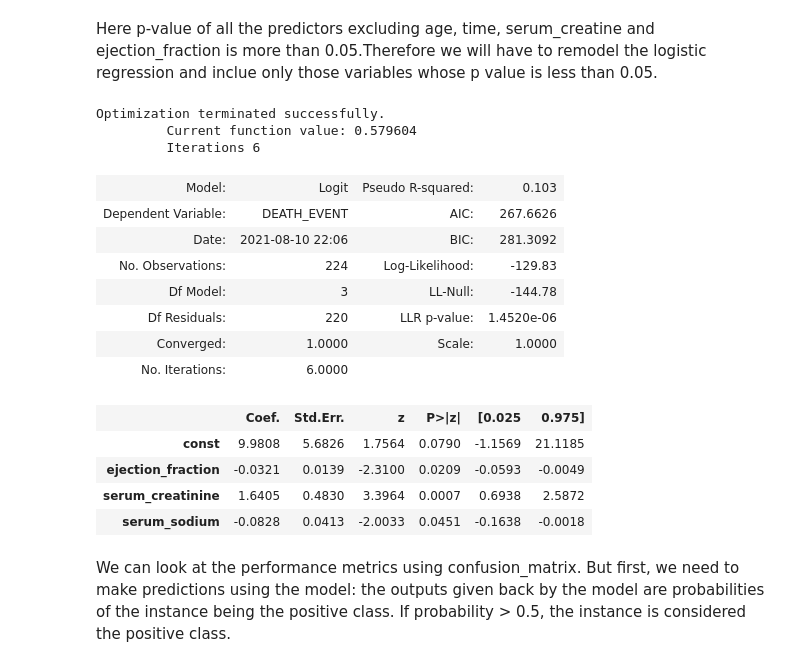
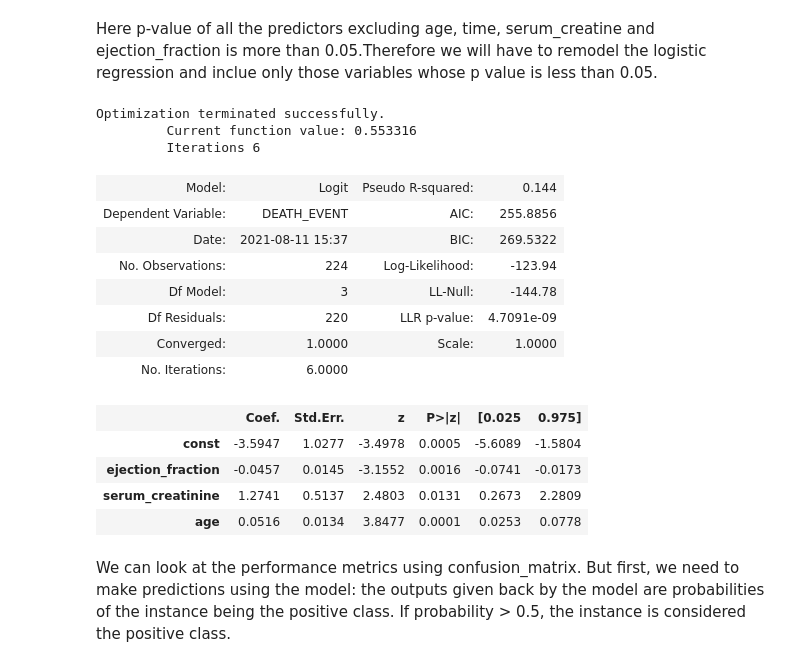
Before and after one commit to seantorres/ADS502FinalProject, a Jupyter notebook: ADS502_Final_Project.ipynb, the cells around one changed output. Saved outputs shown, nothing was run; the diff lists cells and outputs as text; code cells hidden in the pictures.

```diff
--- a/ADS502_Final_Project.ipynb
+++ b/ADS502_Final_Project.ipynb
@@ -641,7 +653,7 @@ Precision of CART model is:  1.0
 # %%
 #assigning variables to perform logistic regresssion
 
-X = pd.DataFrame(heart_train[['anaemia', 'high_blood_pressure', 'diabetes', 'smoking','creatinine_phosphokinase','ejection_fraction','platelets', 'serum_creatinine','serum_sodium']])
+X = pd.DataFrame(heart_train[['anaemia', 'high_blood_pressure', 'diabetes', 'smoking','creatinine_phosphokinase','ejection_fraction','platelets', 'serum_creatinine','serum_sodium','age']])
 X = sm.add_constant(X)
 y = pd.DataFrame(heart_train[['DEATH_EVENT']])
 
@@ -675,27 +688,27 @@ Here p-value of all the predictors excluding age, time, serum_creatine and  ejec
 # %%
 #remodeling logistic regression
 
-X_remodel = pd.DataFrame(heart_train[['ejection_fraction','serum_creatinine','serum_sodium']])
+X_remodel = pd.DataFrame(heart_train[['ejection_fraction','serum_creatinine','age']])
 X_remodel = sm.add_constant(X_remodel)
 y_remodel = pd.DataFrame(heart_train[['DEATH_EVENT']])
 
 log_reg = sm.Logit(y_remodel, X_remodel).fit()
 log_reg.summary2()
 # %% [output]
 Optimization terminated successfully.
-         Current function value: 0.579604
+         Current function value: 0.553316
          Iterations 6
-| Model: | Logit | Pseudo R-squared: | 0.103 |
-| Dependent Variable: | DEATH_EVENT | AIC: | 267.6626 |
-| Date: | 2021-08-10 22:06 | BIC: | 281.3092 |
-| No. Observations: | 224 | Log-Likelihood: | -129.83 |
+| Model: | Logit | Pseudo R-squared: | 0.144 |
+| Dependent Variable: | DEATH_EVENT | AIC: | 255.8856 |
+| Date: | 2021-08-11 15:37 | BIC: | 269.5322 |
+| No. Observations: | 224 | Log-Likelihood: | -123.94 |
 | Df Model: | 3 | LL-Null: | -144.78 |
-| Df Residuals: | 220 | LLR p-value: | 1.4520e-06 |
+| Df Residuals: | 220 | LLR p-value: | 4.7091e-09 |
 | Converged: | 1.0000 | Scale: | 1.0000 |
 | No. Iterations: | 6.0000 |  |  |
 |  | Coef. | Std.Err. | z | P>|z| | [0.025 | 0.975] |
-| const | 9.9808 | 5.6826 | 1.7564 | 0.0790 | -1.1569 | 21.1185 |
-| ejection_fraction | -0.0321 | 0.0139 | -2.3100 | 0.0209 | -0.0593 | -0.0049 |
-| serum_creatinine | 1.6405 | 0.4830 | 3.3964 | 0.0007 | 0.6938 | 2.5872 |
-| serum_sodium | -0.0828 | 0.0413 | -2.0033 | 0.0451 | -0.1638 | -0.0018 |
+| const | -3.5947 | 1.0277 | -3.4978 | 0.0005 | -5.6089 | -1.5804 |
+| ejection_fraction | -0.0457 | 0.0145 | -3.1552 | 0.0016 | -0.0741 | -0.0173 |
+| serum_creatinine | 1.2741 | 0.5137 | 2.4803 | 0.0131 | 0.2673 | 2.2809 |
+| age | 0.0516 | 0.0134 | 3.8477 | 0.0001 | 0.0253 | 0.0778 |
 # %%
```
Also changed, not shown: parts of 10 cells of this notebook.
